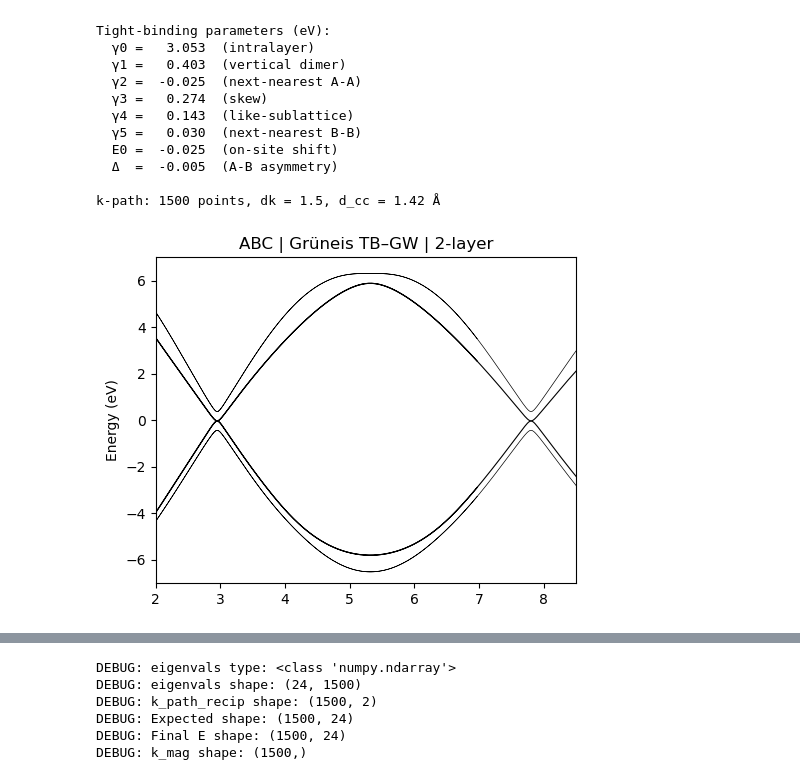
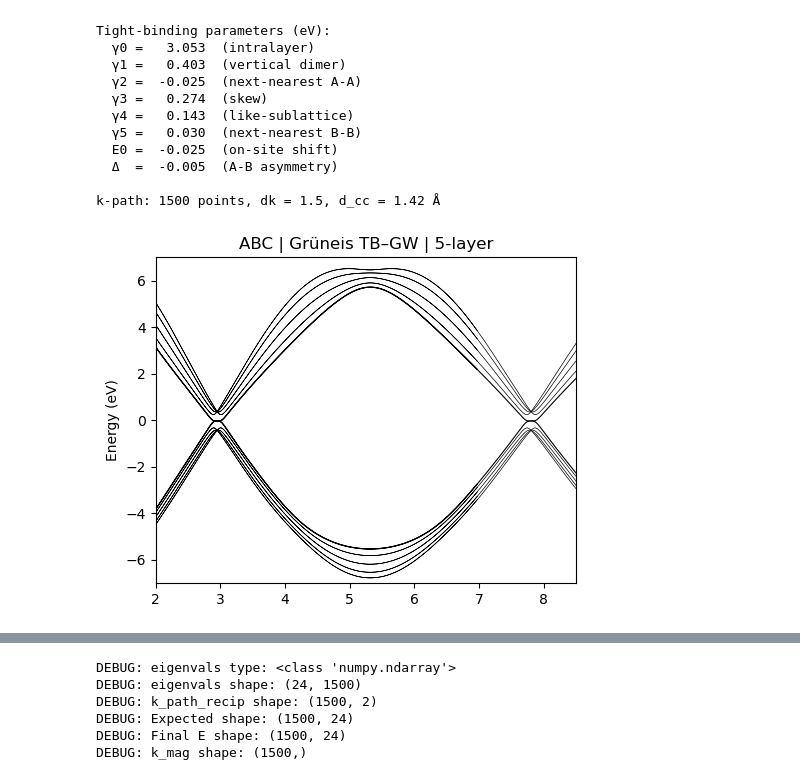
Before and after one commit to zrbyte/few-layer-graphite, a Jupyter notebook: nnn bands in flg.ipynb, the cells around one changed output, grey strips where cells are left out. Drawn from its saved outputs; the diff is of its cells as text; code cells hidden in the pictures.

```diff
--- a/nnn bands in flg.ipynb
+++ b/nnn bands in flg.ipynb
@@ -26,7 +26,7 @@ Tight-binding parameters (eV):
 
 k-path: 1500 points, dk = 1.5, d_cc = 1.42 Å
 # %%
-mlg.set_parameters(N_layers=2, stacking='abc')
+mlg.set_parameters(N_layers=5, stacking='abc')
 mlg.plot_bands(xlim=(2, 8.5), ylim = (-7, 7))
 # %% [output]
-[figure, old version]
+[figure, new version]
```
Also changed, not shown: parts of 1 cell of this notebook, 1 other file.
